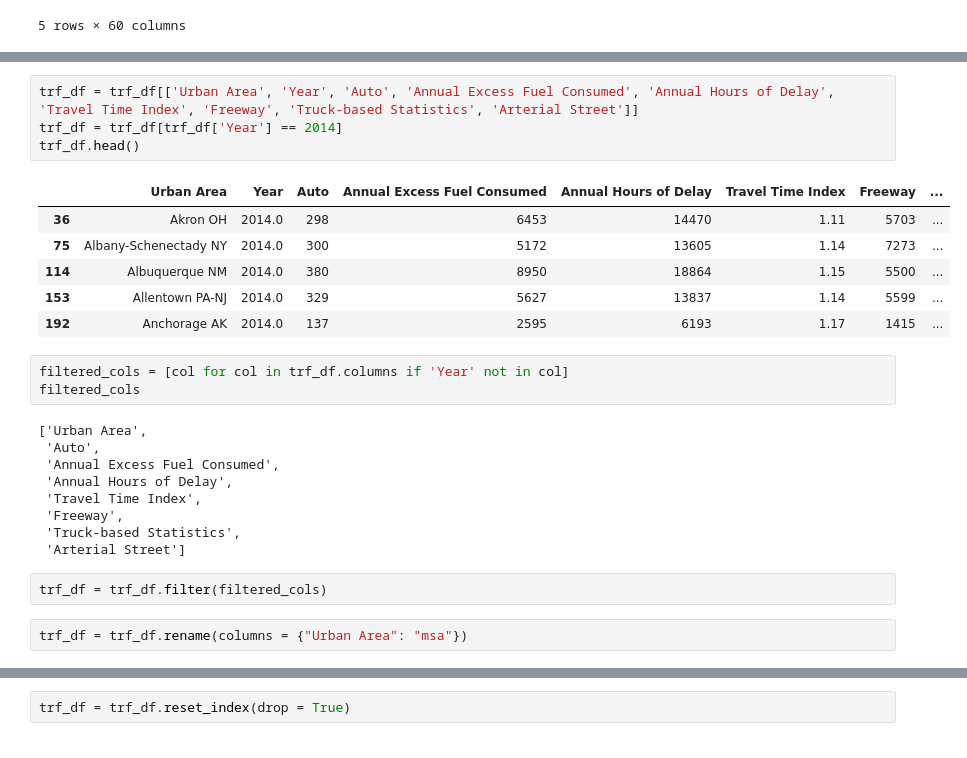
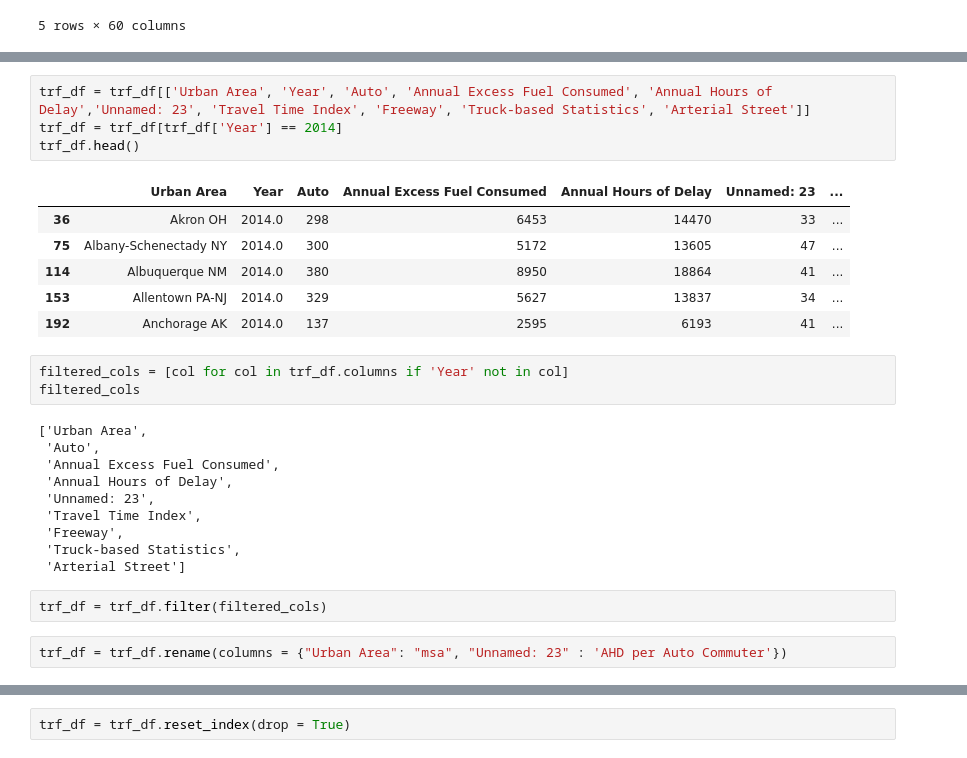
Before and after one commit to narslab/msa-emission-typologies, a Jupyter notebook: bin/jupyter/tidy-tti-traffic.ipynb, the cells around one changed output, grey strips where cells are left out. Drawn from its saved outputs; the diff is of its cells as text.

```diff
--- a/bin/jupyter/tidy-tti-traffic.ipynb
+++ b/bin/jupyter/tidy-tti-traffic.ipynb
@@ -44,14 +60,14 @@ trf_df.head()
 # %%
-trf_df = trf_df[['Urban Area', 'Year', 'Auto', 'Annual Excess Fuel Consumed', 'Annual Hours of Delay', 'Travel Time Index', 'Freeway', 'Truck-based Statistics', 'Arterial Street']]
+trf_df = trf_df[['Urban Area', 'Year', 'Auto', 'Annual Excess Fuel Consumed', 'Annual Hours of Delay','Unnamed: 23', 'Travel Time Index', 'Freeway', 'Truck-based Statistics', 'Arterial Street']]
 trf_df = trf_df[trf_df['Year'] == 2014]
 trf_df.head()
 # %% [output]
-|  | Urban Area | Year | Auto | Annual Excess Fuel Consumed | Annual Hours of Delay | Travel Time Index | Freeway | ... |
-| 36 | Akron OH | 2014.0 | 298 | 6453 | 14470 | 1.11 | 5703 | ... |
-| 75 | Albany-Schenectady NY | 2014.0 | 300 | 5172 | 13605 | 1.14 | 7273 | ... |
-| 114 | Albuquerque NM | 2014.0 | 380 | 8950 | 18864 | 1.15 | 5500 | ... |
-| 153 | Allentown PA-NJ | 2014.0 | 329 | 5627 | 13837 | 1.14 | 5599 | ... |
-| 192 | Anchorage AK | 2014.0 | 137 | 2595 | 6193 | 1.17 | 1415 | ... |
+|  | Urban Area | Year | Auto | Annual Excess Fuel Consumed | Annual Hours of Delay | Unnamed: 23 | ... |
+| 36 | Akron OH | 2014.0 | 298 | 6453 | 14470 | 33 | ... |
+| 75 | Albany-Schenectady NY | 2014.0 | 300 | 5172 | 13605 | 47 | ... |
+| 114 | Albuquerque NM | 2014.0 | 380 | 8950 | 18864 | 41 | ... |
+| 153 | Allentown PA-NJ | 2014.0 | 329 | 5627 | 13837 | 34 | ... |
+| 192 | Anchorage AK | 2014.0 | 137 | 2595 | 6193 | 41 | ... |
 # %%
 filtered_cols = [col for col in trf_df.columns if 'Year' not in col]
 filtered_cols
@@ -60,6 +76,7 @@ filtered_cols
  'Auto',
  'Annual Excess Fuel Consumed',
  'Annual Hours of Delay',
+ 'Unnamed: 23',
  'Travel Time Index',
  'Freeway',
  'Truck-based Statistics',
@@ -67,7 +84,7 @@ filtered_cols
 # %%
 trf_df = trf_df.filter(filtered_cols)
 # %%
-trf_df = trf_df.rename(columns = {"Urban Area": "msa"})
+trf_df = trf_df.rename(columns = {"Urban Area": "msa", "Unnamed: 23" : 'AHD per Auto Commuter'})
 # %%
 trf_df.head()
 # %% [output]
```
Also changed, not shown: parts of 4 cells of this notebook, 9 other files.
